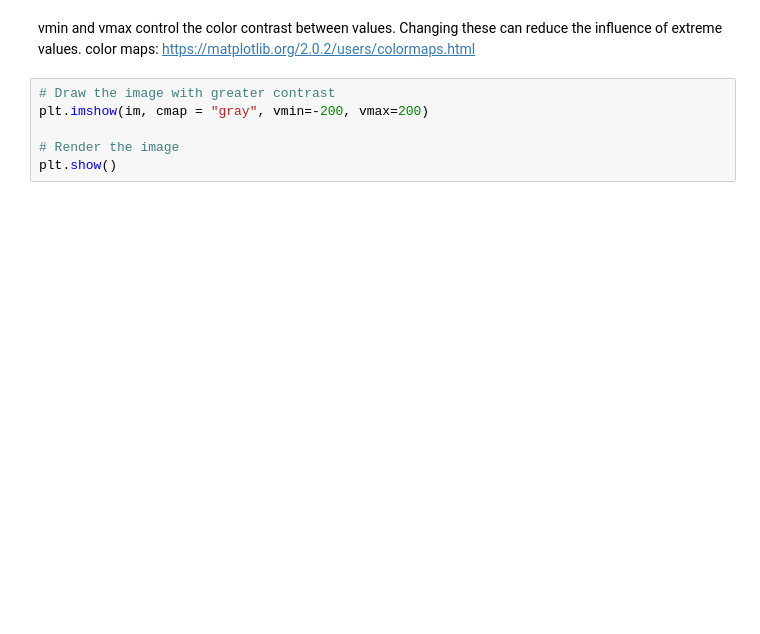
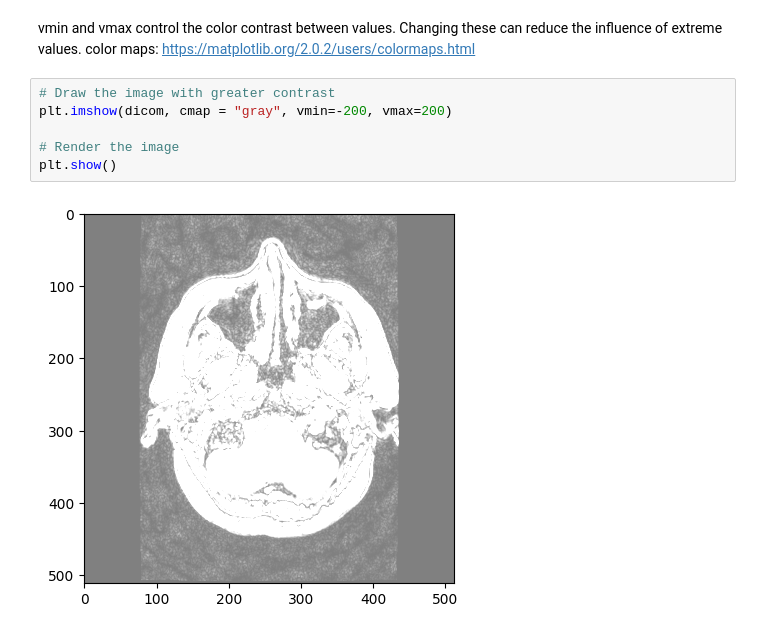
Before and after one commit to ron-ligsay/computer-vision, a Jupyter notebook: src/Biomedical Image Analysis in Python/1.1 Loading images.ipynb, the cells around one changed output. Saved outputs shown, nothing was run; the diff lists cells and outputs as text; blank space fills up the shorter version.

```diff
--- a/src/Biomedical Image Analysis in Python/1.1 Loading images.ipynb
+++ b/src/Biomedical Image Analysis in Python/1.1 Loading images.ipynb
@@ -86,7 +132,9 @@ vmin and vmax control the color contrast between values. Changing these can redu
 color maps: https://matplotlib.org/2.0.2/users/colormaps.html
 # %%
 # Draw the image with greater contrast
-plt.imshow(im, cmap = "gray", vmin=-200, vmax=200)
+plt.imshow(dicom, cmap = "gray", vmin=-200, vmax=200)
 
 # Render the image
 plt.show()
+# %% [output]
+[figure, added]
```
Also changed, not shown: parts of 11 cells of this notebook, 1 other file.
